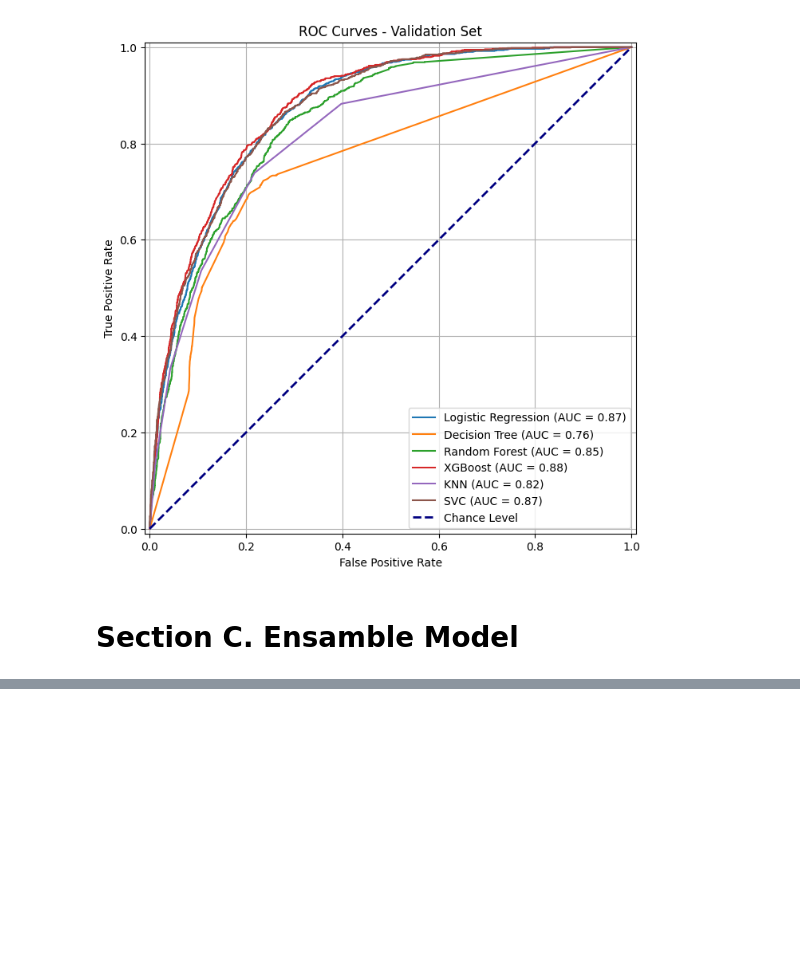
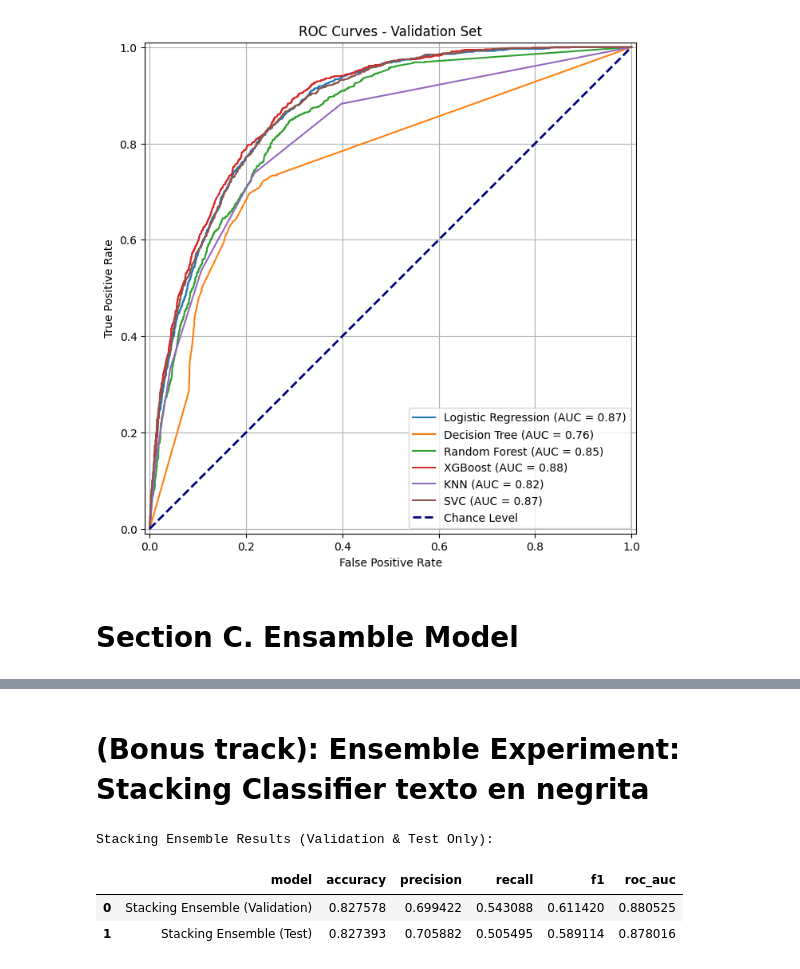
Before and after one commit to Majof4/Dataset-MachineLearning-finalexamen, a Jupyter notebook: ITAI1371_final_project_group4.ipynb, the cells around one changed output, grey strips where cells are left out. Drawn from its saved outputs; the diff is of its cells as text; code cells hidden in the pictures; blank space fills up the shorter version.

```diff
--- a/ITAI1371_final_project_group4.ipynb
+++ b/ITAI1371_final_project_group4.ipynb
@@ -1035,0 +883,55 @@ display(results_df.sort_values(by='accuracy', ascending=False))
+# %% [markdown]
+# **(Bonus track): Ensemble Experiment: Stacking Classifier** **texto en negrita**
+# %%
+# ============================================================
+# Additional Ensemble Experiment: Stacking Classifier
+# ============================================================
+
+from sklearn.ensemble import StackingClassifier
+from sklearn.linear_model import LogisticRegression
+
+# Base learners: same top 3 models as before
+estimators = [
+    ('xgb', models['XGBoost']),
+    ('svc', models['SVC']),
+    ('lr',  models['Logistic Regression'])
+]
+
+# Meta-learner for binary classification
+meta_learner = LogisticRegression(max_iter=200)
+
+# Stacking classifier
+# IMPORTANT: use stack_method='auto' so it can use predict_proba or decision_function as available
+stack_clf = StackingClassifier(
+    estimators=estimators,
+    final_estimator=meta_learner,
+    stack_method='auto',   # <- changed from 'predict_proba' to 'auto'
+    cv=5,
+    n_jobs=-1
+)
+
+# Train using the TRAIN set
+stack_clf.fit(X_train, y_train_xgb)
+
+# Predict probabilities on validation and test
+stack_val_proba  = stack_clf.predict_proba(X_val)[:, 1]
+stack_test_proba = stack_clf.predict_proba(X_test)[:, 1]
+
+# Evaluate stacking model
+stack_val_metrics = evaluate_from_probas(
+    y_val_xgb, stack_val_proba, name="Stacking Ensemble (Validation)"
+)
+stack_test_metrics = evaluate_from_probas(
+    y_test_xgb, stack_test_proba, name="Stacking Ensemble (Test)"
+)
+
+# Display mini table with stacking results only
+stack_table = pd.DataFrame([stack_val_metrics, stack_test_metrics])
+
+print("\nStacking Ensemble Results (Validation & Test Only):\n")
+display(stack_table)
+# %% [output]
+Stacking Ensemble Results (Validation & Test Only):
+|  | model | accuracy | precision | recall | f1 | roc_auc |
+| 0 | Stacking Ensemble (Validation) | 0.827578 | 0.699422 | 0.543088 | 0.611420 | 0.880525 |
+| 1 | Stacking Ensemble (Test) | 0.827393 | 0.705882 | 0.505495 | 0.589114 | 0.878016 |
```
Also changed, not shown: parts of 14 cells of this notebook.
